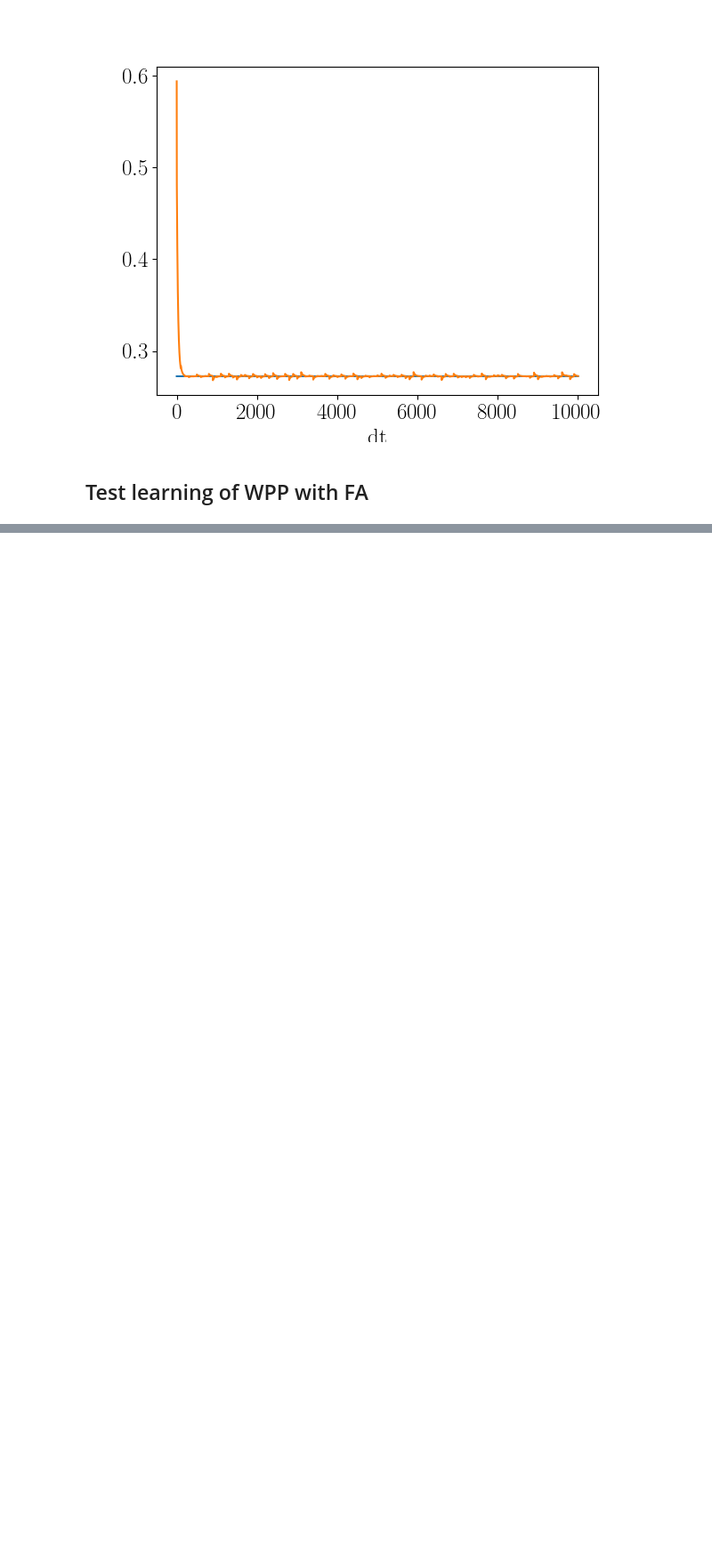
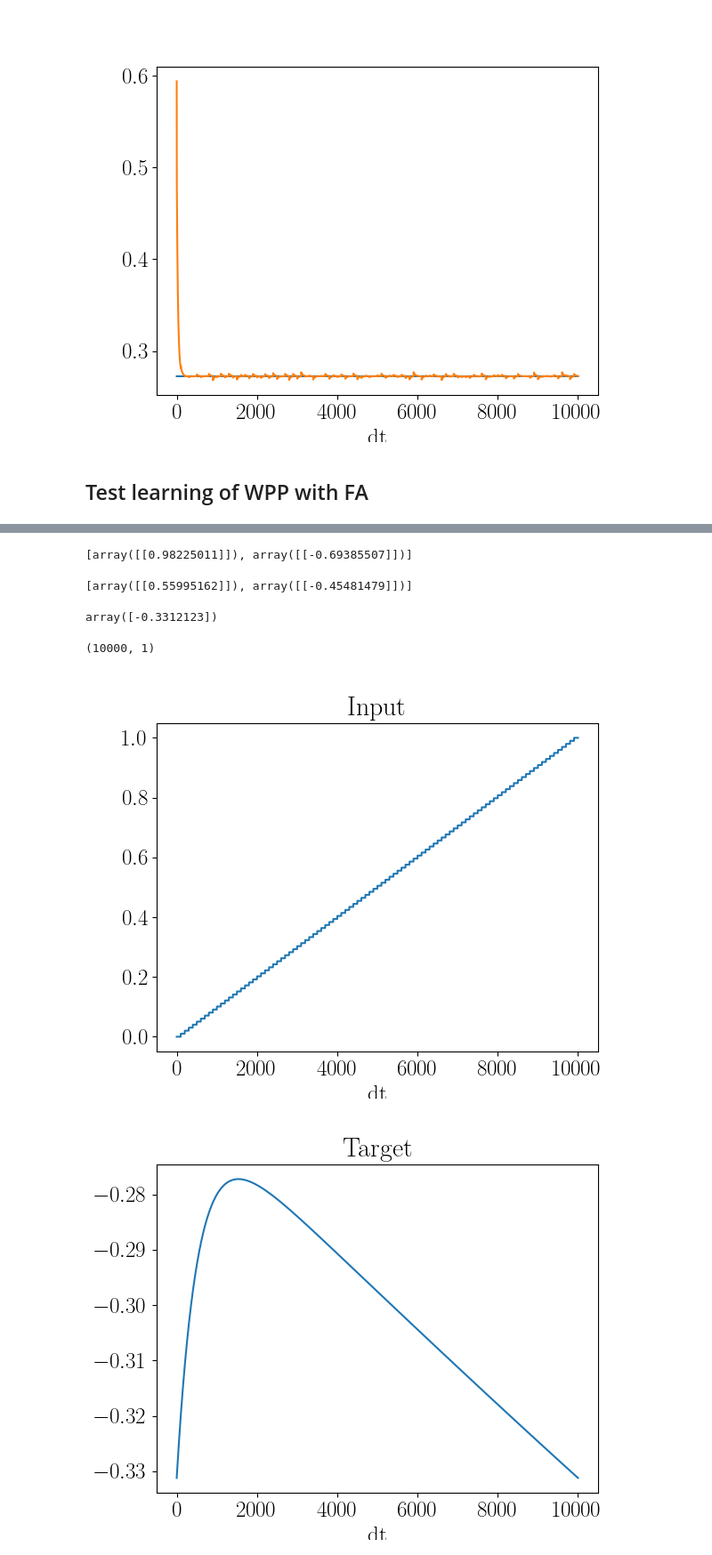
Before and after one commit to kma-code/Phaseless-Alignment-Learning, a Jupyter notebook: RtDeep/RtDeep simple demo.ipynb, the cells around one changed output, grey strips where cells are left out. Shown at 89% size. Saved outputs shown, nothing was run; the diff lists cells and outputs as text; code cells hidden in the pictures; blank space fills up the shorter version.

```diff
--- a/RtDeep/RtDeep simple demo.ipynb
+++ b/RtDeep/RtDeep simple demo.ipynb
@@ -68,7 +68,7 @@ uI_init = [np.random.normal(0, 1, size=layers[-1])]
 # forward pp weights: connects all layers k, k+1
 WPP_init = []
 for i in range(len(layers)-1):
-    WPP_init.append(np.random.uniform(0, 1, size=(layers[i+1], layers[i])))
+    WPP_init.append(np.random.uniform(-1, 1, size=(layers[i+1], layers[i])))
 
 # p to inter: connects N-1 to N
 WIP_init = [np.random.uniform(-1, 1, size=(layers[-1], layers[-2]))]
@@ -273,0 +330,10 @@ plt.show()
+# %%
+# We initialise the teacher in the self-predicting state
+
+mc2_teacher = model(dt, tauxi, Tpres, 'FA', logistic, d_logistic, layers,
+            uP_init=uP_init, uI_init=uI_init,
+            WPP_init=WPP_init, WIP_init=WIP_init, BPP_init=BPP_init, BPI_init=BPI_init,
+            gl=gl, gden=gden, gbas=gbas, gapi=gapi, gnI=gnI, gntgt=gntgt,
+            eta_fw=eta_fw, eta_bw=eta_bw, eta_PI=eta_PI, eta_IP=eta_IP)
+
+mc2_teacher.set_self_predicting_state()
@@ -279,0 +399,55 @@ mc1 = model(dt, tauxi, Tpres, 'FA', logistic, d_logistic, layers,
+# %%
+mc2_teacher.WPP
+# %% [output]
+[array([[0.98225011]]), array([[-0.69385507]])]
+# %%
+mc2_student.WPP
+# %% [output]
+[array([[0.55995162]]), array([[-0.45481479]])]
+# %%
+mc2_teacher.uP[1]
+# %% [output]
+array([-0.3312123])
+# %%
+r0_ramp = np.linspace(0, 1, int(Tpres / dt))
+r0_ramp = np.repeat(r0_ramp, int(Ttot / Tpres), axis=0)
+r0_ramp = np.tile(r0_ramp, (1,1)).T
+r0_ramp.shape
+# %% [output]
+(10000, 1)
+# %%
+# Now, we show random samples for t=Tpres to the teacher and record the output
+
+r0_ramp = np.linspace(0, 1, int(Tpres / dt))
+r0_ramp = np.repeat(r0_ramp, int(Ttot / Tpres), axis=0)
+r0_ramp = np.tile(r0_ramp, (1,1)).T
+
+# u2P of teacher will be target for student
+target_time_series = []
+
+# a little pre-training: run for several Tpres with random input, such that the
+# somatic voltages converge
+for i in range(int(Tpres/dt)*100):
+    mc2_teacher.evolve_system(r0=r0_ramp[i])
+
+# run real evaluation and save output
+for i in range(len(r0_random)):
+    mc2_teacher.evolve_system(r0=r0_ramp[i])
+    target_time_series.append(copy.deepcopy(mc2_teacher.uP[1]))
+
+target_time_series = np.array(target_time_series).ravel()
+# %%
+fig = plt.figure()
+plt.plot(r0_ramp)
+plt.title("Input")
+plt.xlabel("dt")
+plt.show()
+
+fig = plt.figure()
+plt.plot(target_time_series)
+plt.title("Target")
+plt.xlabel("dt")
+plt.show()
+# %% [output]
+[figure, added]
+[figure, added]
```
Also changed, not shown: parts of 11 cells of this notebook, 1 other file.
